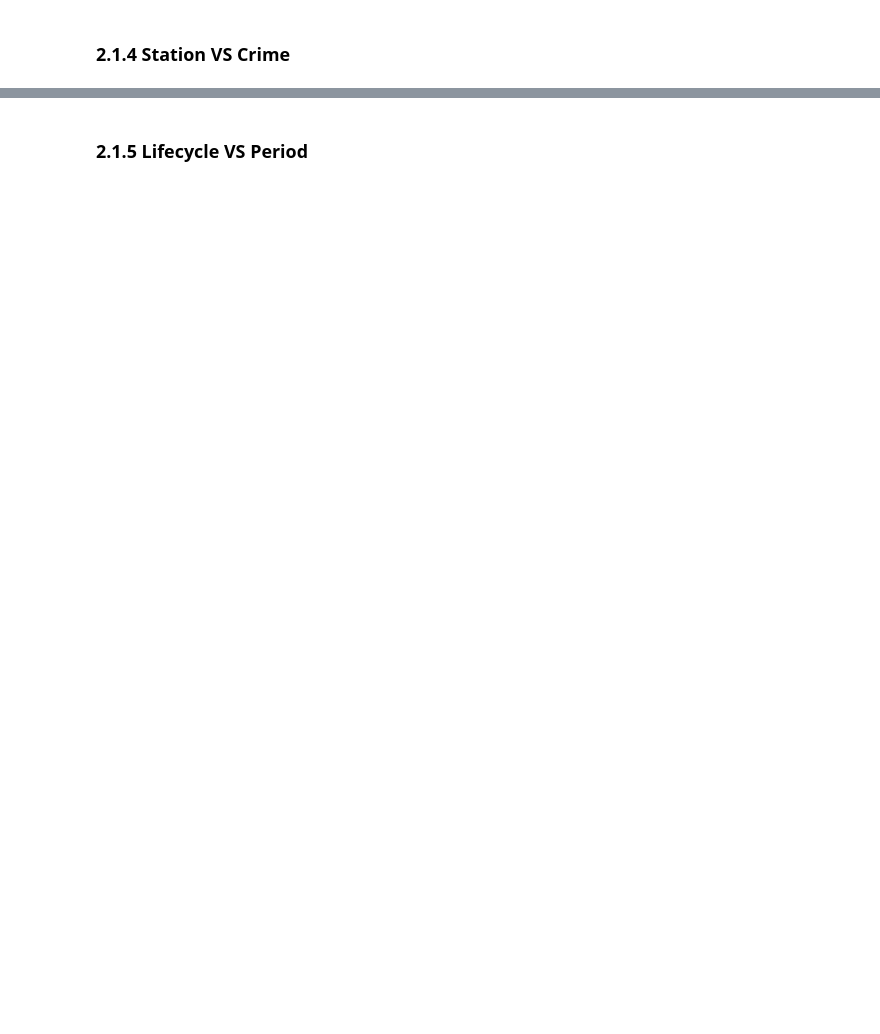
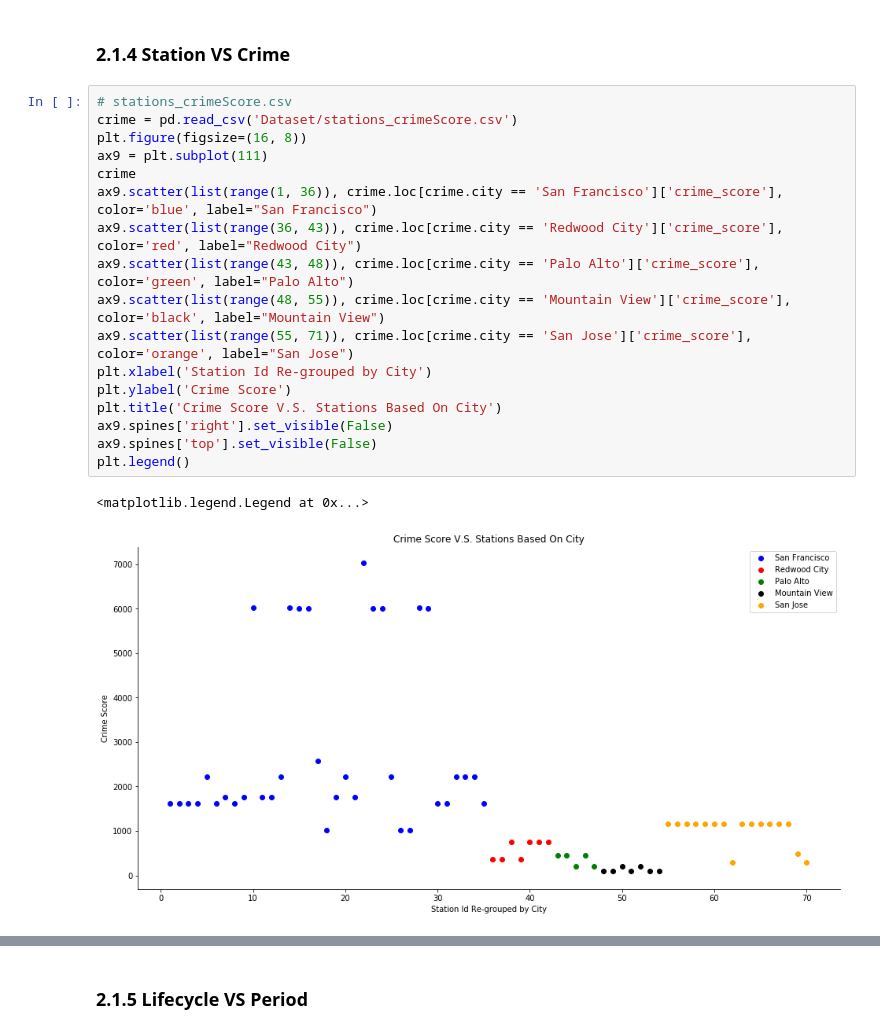
Before and after one commit to leon-lee-jl/MoBike, a Jupyter notebook: MoBike V1.0.ipynb, the cells around one changed output, grey strips where cells are left out. Saved outputs shown, nothing was run; the diff lists cells and outputs as text; blank space fills up the shorter version.

```diff
--- a/MoBike V1.0.ipynb
+++ b/MoBike V1.0.ipynb
@@ -356,2 +477,22 @@ ax5.spines['top'].set_visible(False)
 # %% [markdown]
 ### 2.1.4 Station VS Crime
+# %%
+# stations_crimeScore.csv
+crime = pd.read_csv('Dataset/stations_crimeScore.csv')
+plt.figure(figsize=(16, 8))
+ax9 = plt.subplot(111)
+crime
+ax9.scatter(list(range(1, 36)), crime.loc[crime.city == 'San Francisco']['crime_score'], color='blue', label="San Francisco")
+ax9.scatter(list(range(36, 43)), crime.loc[crime.city == 'Redwood City']['crime_score'], color='red', label="Redwood City")
+ax9.scatter(list(range(43, 48)), crime.loc[crime.city == 'Palo Alto']['crime_score'], color='green', label="Palo Alto")
+ax9.scatter(list(range(48, 55)), crime.loc[crime.city == 'Mountain View']['crime_score'], color='black', label="Mountain View")
+ax9.scatter(list(range(55, 71)), crime.loc[crime.city == 'San Jose']['crime_score'], color='orange', label="San Jose")
+plt.xlabel('Station Id Re-grouped by City')
+plt.ylabel('Crime Score')
+plt.title('Crime Score V.S. Stations Based On City')
+ax9.spines['right'].set_visible(False)
+ax9.spines['top'].set_visible(False)
+plt.legend()
+# %% [output]
+<matplotlib.legend.Legend at 0x...>
+[figure, added]
```
Also changed, not shown: parts of 21 cells of this notebook.
